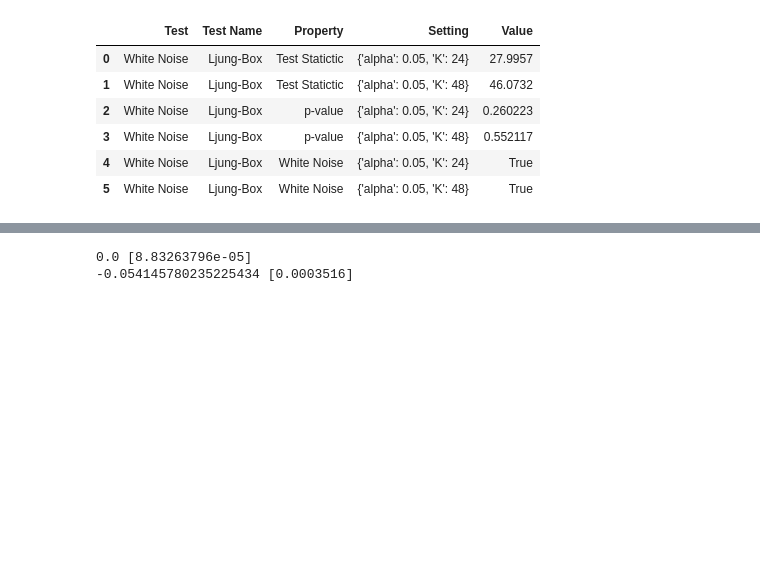
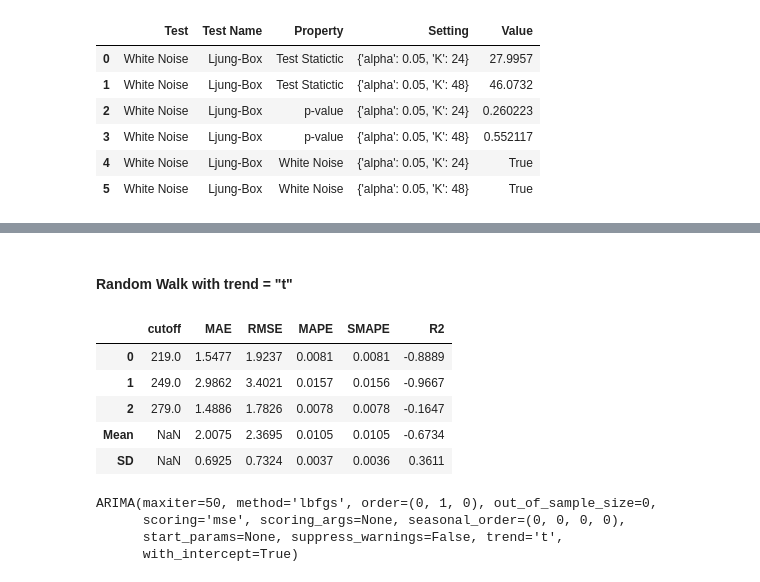
Before and after one commit to ngupta23/medium_articles, a Jupyter notebook: time_series/pycaret/pycaret_ts_arima_010_0000.ipynb, the cells around one changed output, grey strips where cells are left out. Cells and saved outputs as stored; diff of their text form; code cells hidden in the pictures; blank space fills up the shorter version.

```diff
--- a/time_series/pycaret/pycaret_ts_arima_010_0000.ipynb
+++ b/time_series/pycaret/pycaret_ts_arima_010_0000.ipynb
@@ -299,10 +286,16 @@ residuals = plot_data['data']
-# %%
-X_train = np.arange(len(residuals)).reshape(-1, 1)
-reg = LinearRegression(fit_intercept=False).fit(X_train, residuals)
-print(reg.intercept_, reg.coef_)
-
-reg = LinearRegression(fit_intercept=True).fit(X_train, residuals)
-print(reg.intercept_, reg.coef_)
-# %% [output]
-0.0 [8.83263796e-05]
--0.054145780235225434 [0.0003516]
+# %% [markdown]
+#### Random Walk with trend = "t"
+# %%
+model2c = exp.create_model("arima", order=(0, 1, 0), seasonal_order=(0, 0, 0, 0), with_intercept=True, trend='t')
+model2c
+# %% [output]
+|  | cutoff | MAE | RMSE | MAPE | SMAPE | R2 |
+| 0 | 219.0 | 1.5477 | 1.9237 | 0.0081 | 0.0081 | -0.8889 |
+| 1 | 249.0 | 2.9862 | 3.4021 | 0.0157 | 0.0156 | -0.9667 |
+| 2 | 279.0 | 1.4886 | 1.7826 | 0.0078 | 0.0078 | -0.1647 |
+| Mean | NaN | 2.0075 | 2.3695 | 0.0105 | 0.0105 | -0.6734 |
+| SD | NaN | 0.6925 | 0.7324 | 0.0037 | 0.0036 | 0.3611 |
+ARIMA(maxiter=50, method='lbfgs', order=(0, 1, 0), out_of_sample_size=0,
+      scoring='mse', scoring_args=None, seasonal_order=(0, 0, 0, 0),
+      start_params=None, suppress_warnings=False, trend='t',
+      with_intercept=True)
```
Also changed, not shown: parts of 41 cells of this notebook.
